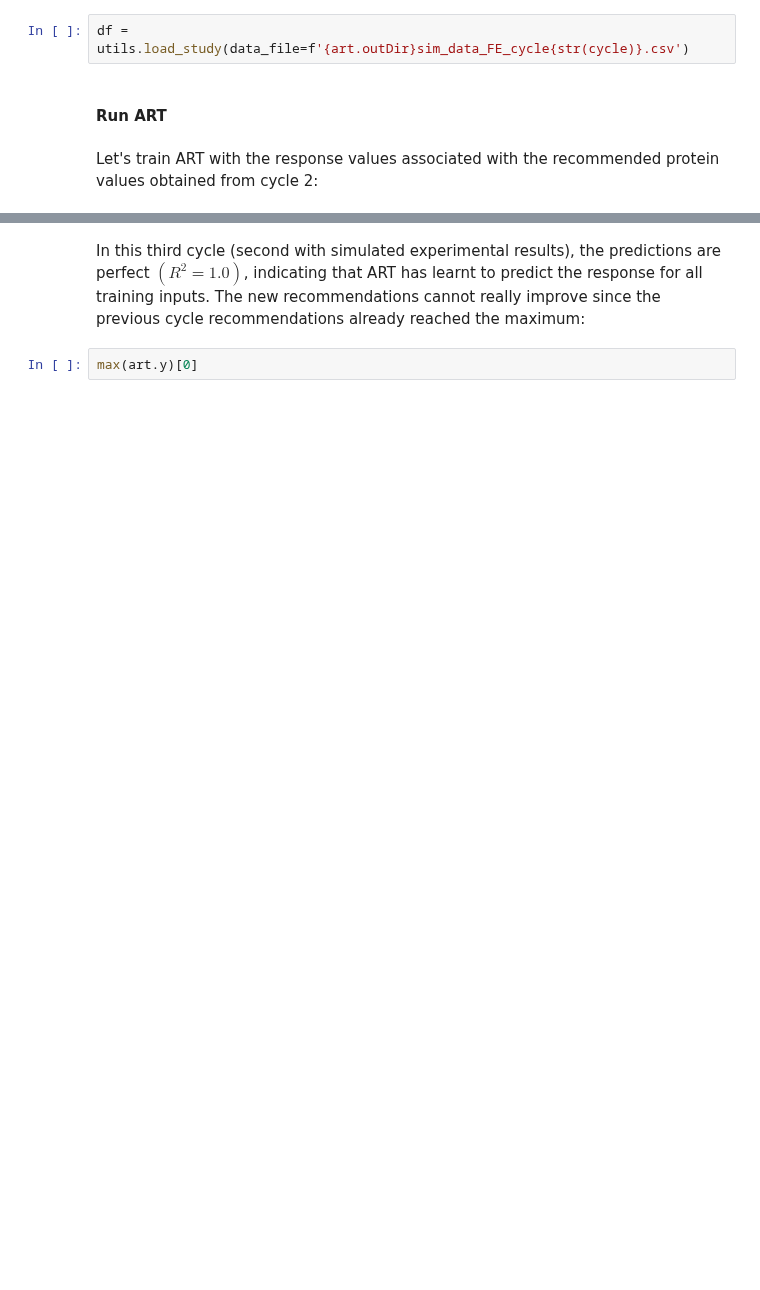
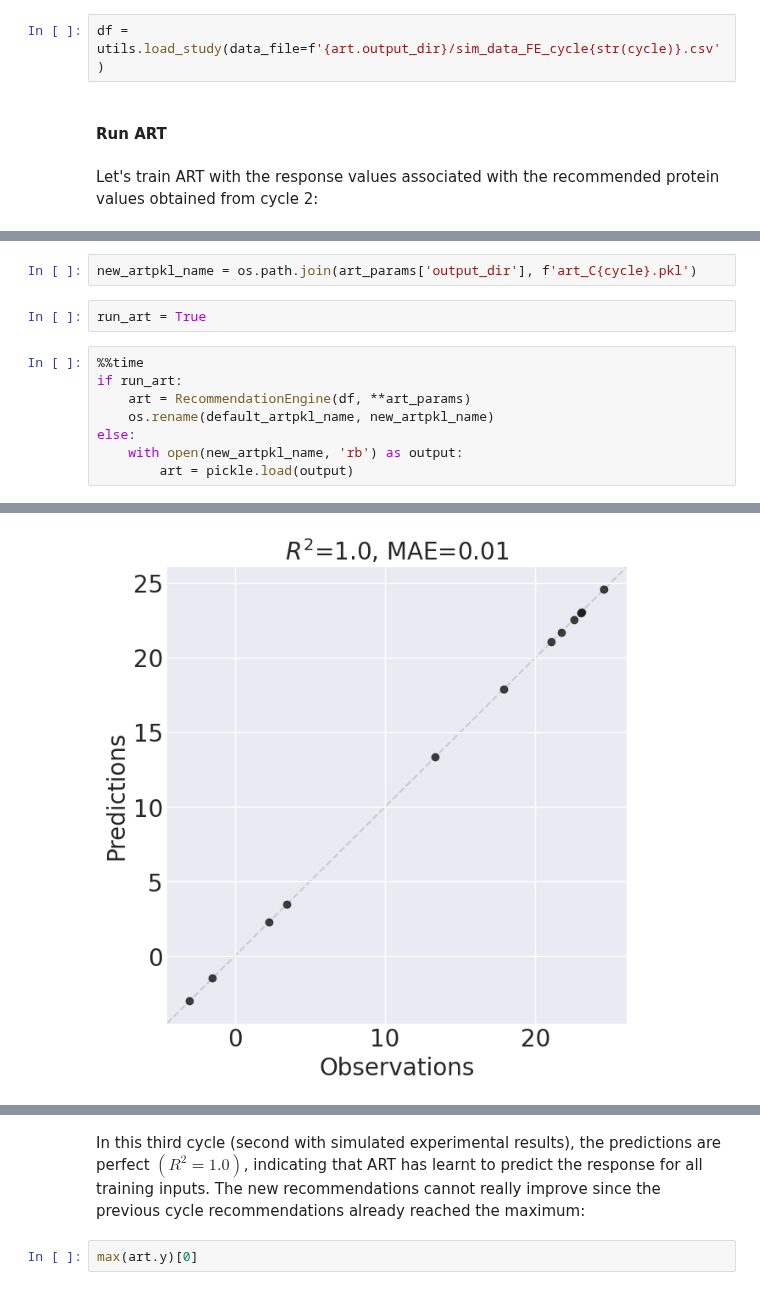
Before and after one commit to JBEI/ART, a Jupyter notebook: notebooks/ART_tutorial.ipynb, the cells around one changed output, grey strips where cells are left out. Drawn from its saved outputs; the diff is of its cells as text; blank space fills up the shorter version.

```diff
--- a/notebooks/ART_tutorial.ipynb
+++ b/notebooks/ART_tutorial.ipynb
@@ -329,7 +313,7 @@ art_params['alpha'] = user_params['alpha_cycle3']
 # %% [markdown]
 Import training data file into a pandas dataframe:
 # %%
-df = utils.load_study(data_file=f'{art.outDir}sim_data_FE_cycle{str(cycle)}.csv')
+df = utils.load_study(data_file=f'{art.output_dir}/sim_data_FE_cycle{str(cycle)}.csv')
 # %% [markdown]
 #### Run ART
 # %% [markdown]
@@ -370,0 +321,13 @@ Wall time: 39min 20s
+# %%
+new_artpkl_name = os.path.join(art_params['output_dir'], f'art_C{cycle}.pkl')
+# %%
+run_art = True
+# %%
+%%time
+if run_art:
+    art = RecommendationEngine(df, **art_params)
+    os.rename(default_artpkl_name, new_artpkl_name)
+else:
+    with open(new_artpkl_name, 'rb') as output:
+        art = pickle.load(output)
+# %% [output]
@@ -370,0 +351 @@ Wall time: 39min 20s
+[figure, added]
```
Also changed, not shown: parts of 33 cells of this notebook, 3 other files.
